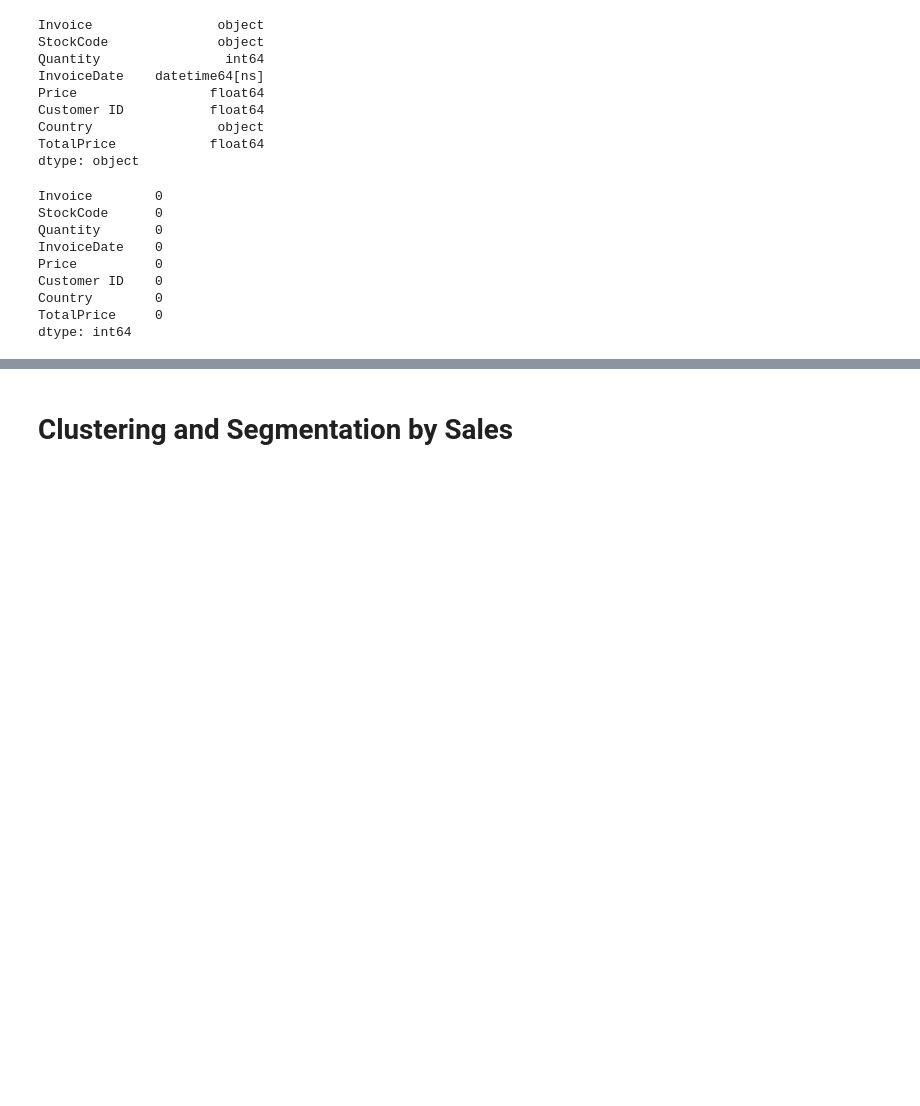
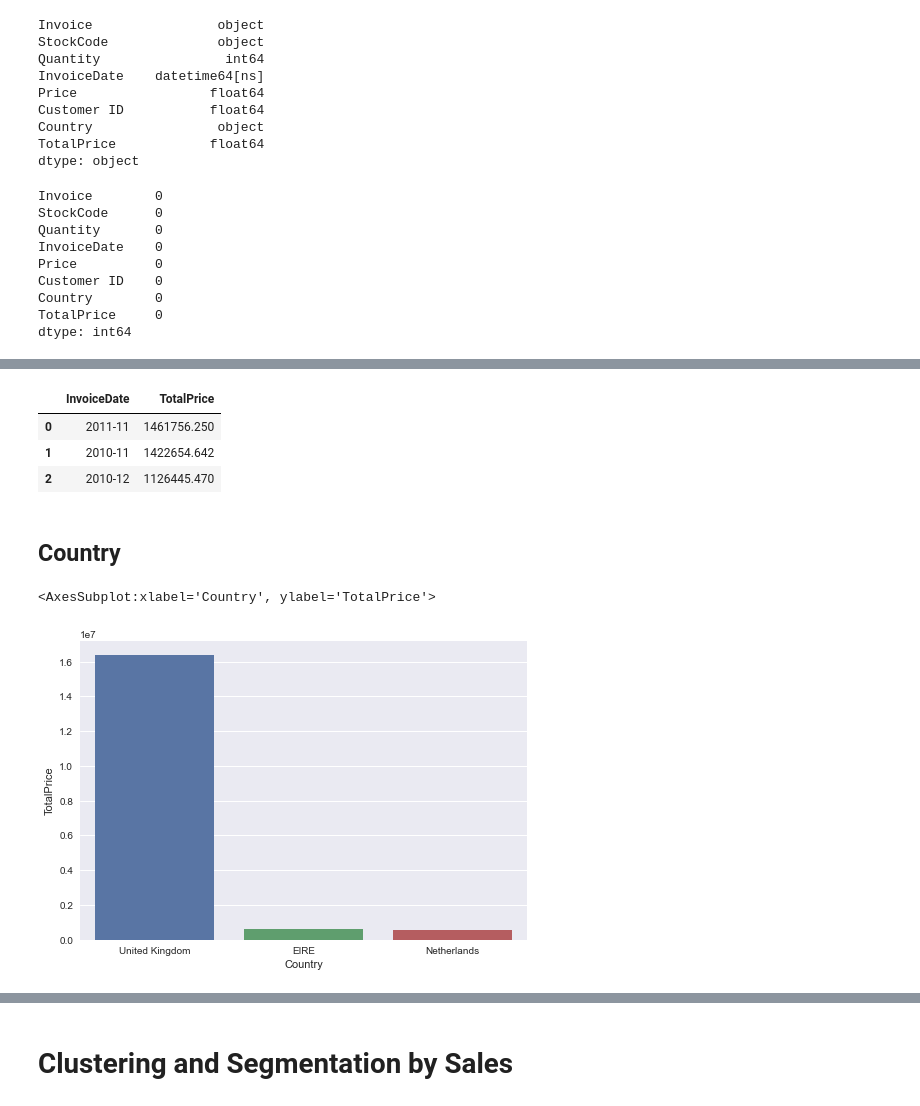
Before and after one commit to byaliensforaliens/RetailAnalysis, a Jupyter notebook: notebook_retail.ipynb, the cells around one changed output, grey strips where cells are left out. Saved outputs shown, nothing was run; the diff lists cells and outputs as text; code cells hidden in the pictures; blank space fills up the shorter version.

```diff
--- a/notebook_retail.ipynb
+++ b/notebook_retail.ipynb
@@ -175,0 +164,16 @@ rfm.head()
+# %%
+sales.head(3)
+# %% [output]
+|  | InvoiceDate | TotalPrice |
+| 0 | 2011-11 | 1461756.250 |
+| 1 | 2010-11 | 1422654.642 |
+| 2 | 2010-12 | 1126445.470 |
+# %% [markdown]
+## Country
+# %%
+country = data.groupby("Country").agg({"TotalPrice":"sum"}).sort_values("TotalPrice", ascending=False).reset_index()
+# %%
+sns.barplot(x="Country",y="TotalPrice",data=country.head(3))
+# %% [output]
+<AxesSubplot:xlabel='Country', ylabel='TotalPrice'>
+[figure, added]
```
Also changed, not shown: parts of 29 cells of this notebook.
